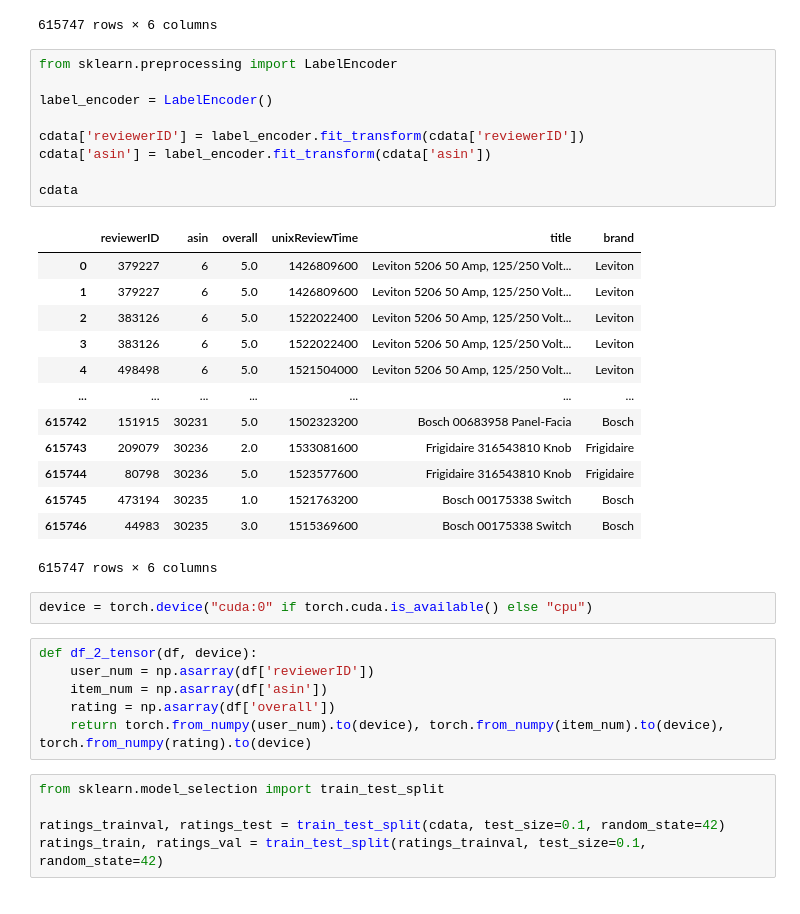
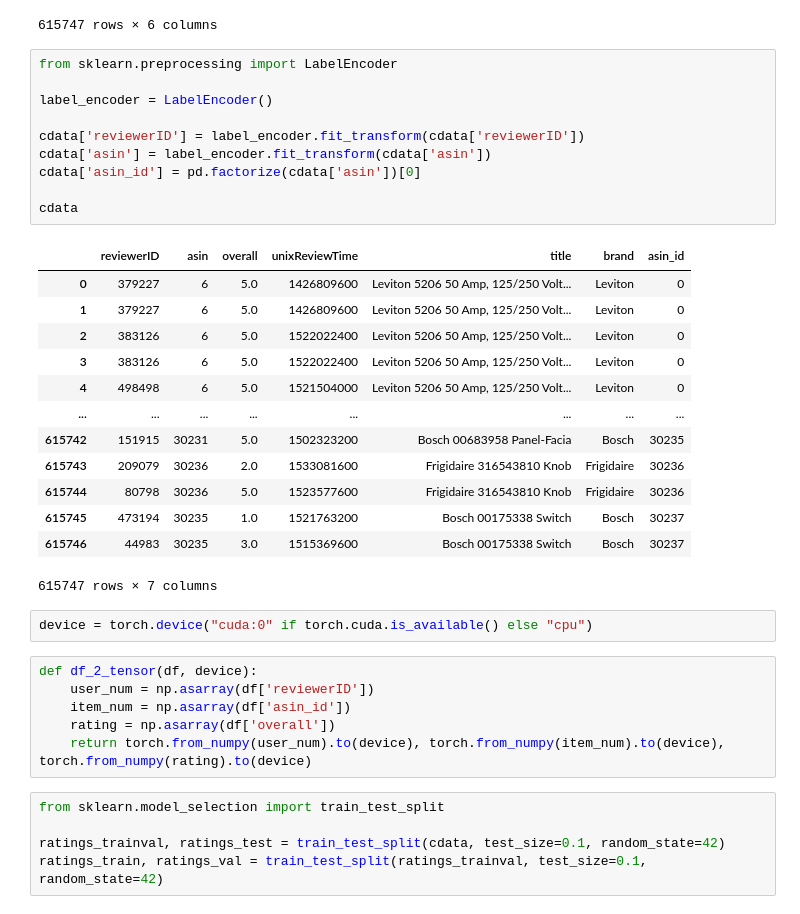
Before and after one commit to dhruv1220/Product-Recommendation-System, a Jupyter notebook: Product_Recommendation_System.ipynb, the cells around one changed output. Drawn from its saved outputs; the diff is of its cells as text.

```diff
--- a/Product_Recommendation_System.ipynb
+++ b/Product_Recommendation_System.ipynb
@@ -226,32 +224,33 @@ cdata
 # %%
 from sklearn.preprocessing import LabelEncoder
 
 label_encoder = LabelEncoder()
 
 cdata['reviewerID'] = label_encoder.fit_transform(cdata['reviewerID'])
 cdata['asin'] = label_encoder.fit_transform(cdata['asin'])
+cdata['asin_id'] = pd.factorize(cdata['asin'])[0]
 
 cdata
 # %% [output]
-|  | reviewerID | asin | overall | unixReviewTime | title | brand |
-| 0 | 379227 | 6 | 5.0 | 1426809600 | Leviton 5206 50 Amp, 125/250 Volt... | Leviton |
-| 1 | 379227 | 6 | 5.0 | 1426809600 | Leviton 5206 50 Amp, 125/250 Volt... | Leviton |
-| 2 | 383126 | 6 | 5.0 | 1522022400 | Leviton 5206 50 Amp, 125/250 Volt... | Leviton |
-| 3 | 383126 | 6 | 5.0 | 1522022400 | Leviton 5206 50 Amp, 125/250 Volt... | Leviton |
-| 4 | 498498 | 6 | 5.0 | 1521504000 | Leviton 5206 50 Amp, 125/250 Volt... | Leviton |
-| ... | ... | ... | ... | ... | ... | ... |
-| 615742 | 151915 | 30231 | 5.0 | 1502323200 | Bosch 00683958 Panel-Facia | Bosch |
-| 615743 | 209079 | 30236 | 2.0 | 1533081600 | Frigidaire 316543810 Knob | Frigidaire |
-| 615744 | 80798 | 30236 | 5.0 | 1523577600 | Frigidaire 316543810 Knob | Frigidaire |
-| 615745 | 473194 | 30235 | 1.0 | 1521763200 | Bosch 00175338 Switch | Bosch |
-| 615746 | 44983 | 30235 | 3.0 | 1515369600 | Bosch 00175338 Switch | Bosch |
+|  | reviewerID | asin | overall | unixReviewTime | title | brand | asin_id |
+| 0 | 379227 | 6 | 5.0 | 1426809600 | Leviton 5206 50 Amp, 125/250 Volt... | Leviton | 0 |
+| 1 | 379227 | 6 | 5.0 | 1426809600 | Leviton 5206 50 Amp, 125/250 Volt... | Leviton | 0 |
+| 2 | 383126 | 6 | 5.0 | 1522022400 | Leviton 5206 50 Amp, 125/250 Volt... | Leviton | 0 |
+| 3 | 383126 | 6 | 5.0 | 1522022400 | Leviton 5206 50 Amp, 125/250 Volt... | Leviton | 0 |
+| 4 | 498498 | 6 | 5.0 | 1521504000 | Leviton 5206 50 Amp, 125/250 Volt... | Leviton | 0 |
+| ... | ... | ... | ... | ... | ... | ... | ... |
+| 615742 | 151915 | 30231 | 5.0 | 1502323200 | Bosch 00683958 Panel-Facia | Bosch | 30235 |
+| 615743 | 209079 | 30236 | 2.0 | 1533081600 | Frigidaire 316543810 Knob | Frigidaire | 30236 |
+| 615744 | 80798 | 30236 | 5.0 | 1523577600 | Frigidaire 316543810 Knob | Frigidaire | 30236 |
+| 615745 | 473194 | 30235 | 1.0 | 1521763200 | Bosch 00175338 Switch | Bosch | 30237 |
+| 615746 | 44983 | 30235 | 3.0 | 1515369600 | Bosch 00175338 Switch | Bosch | 30237 |
-615747 rows × 6 columns
+615747 rows × 7 columns
 # %%
 device = torch.device("cuda:0" if torch.cuda.is_available() else "cpu")
 # %%
 def df_2_tensor(df, device):
     user_num = np.asarray(df['reviewerID'])
-    item_num = np.asarray(df['asin'])
+    item_num = np.asarray(df['asin_id'])
     rating = np.asarray(df['overall'])
     return torch.from_numpy(user_num).to(device), torch.from_numpy(item_num).to(device), torch.from_numpy(rating).to(device)
 # %%
```
Also changed, not shown: parts of 22 cells of this notebook.
